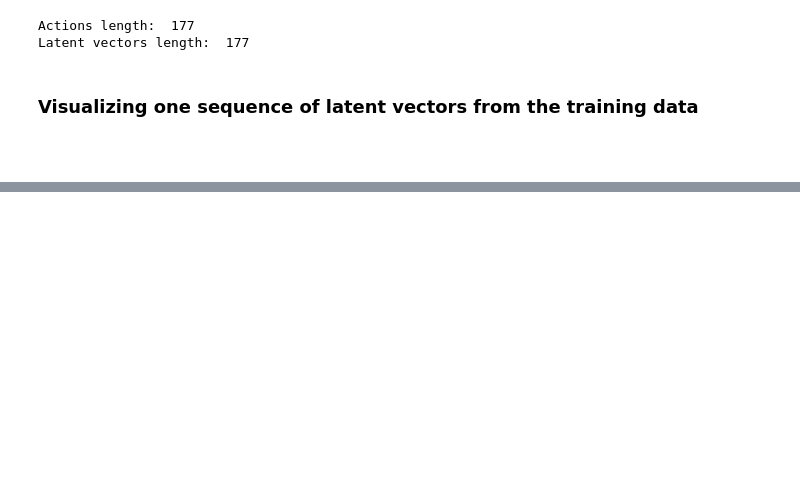
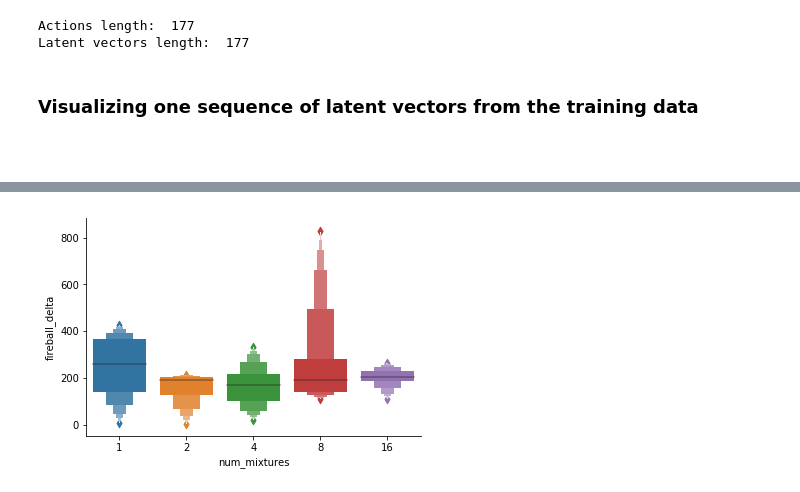
Before and after one commit to kaiolae/WorldModelsExperiments, a Jupyter notebook: doomrnn/Test Trained RNN.ipynb, the cells around one changed output, grey strips where cells are left out. Cells and saved outputs as stored; diff of their text form; code cells hidden in the pictures; blank space fills up the shorter version.

```diff
--- a/doomrnn/Test Trained RNN.ipynb
+++ b/doomrnn/Test Trained RNN.ipynb
@@ -8,0 +11,17 @@ sys.path.append('/home/kaiolae/.virtualenvs/worldmodels/lib/python3.5/site-packa
+# %%
+import fnmatch
+def get_all_models():
+    all_models = {} #Dict of all models, with num mixtures as key
+    for folder in os.listdir('.'):
+        if fnmatch.fnmatch(folder, 'run?_*mixtures') :
+            mixtures_start_index = folder.find('_')+1
+            mixtures_end_index = folder.find('mixtures')
+            num_mixtures = int(folder[mixtures_start_index:mixtures_end_index])
+            if num_mixtures in all_models.keys():
+                all_models[num_mixtures].append(folder)
+            else:
+                all_models[num_mixtures] = [folder]
+
+    return all_models
+
+print(get_all_models())
@@ -265,0 +277,5 @@ if16: 3.3
+# %%
+sns.boxenplot(x="num_mixtures", y="fireball_delta", data=dream_dataframes)
+sns.despine()
+# %% [output]
+[figure, added]
```
Also changed, not shown: parts of 26 cells of this notebook, 5 other files.
